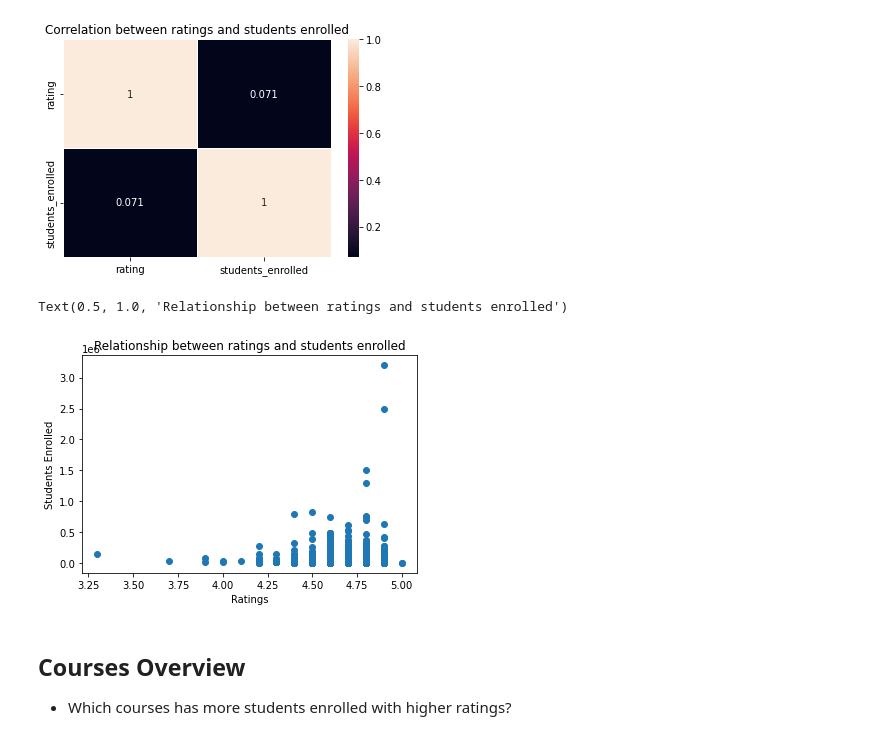
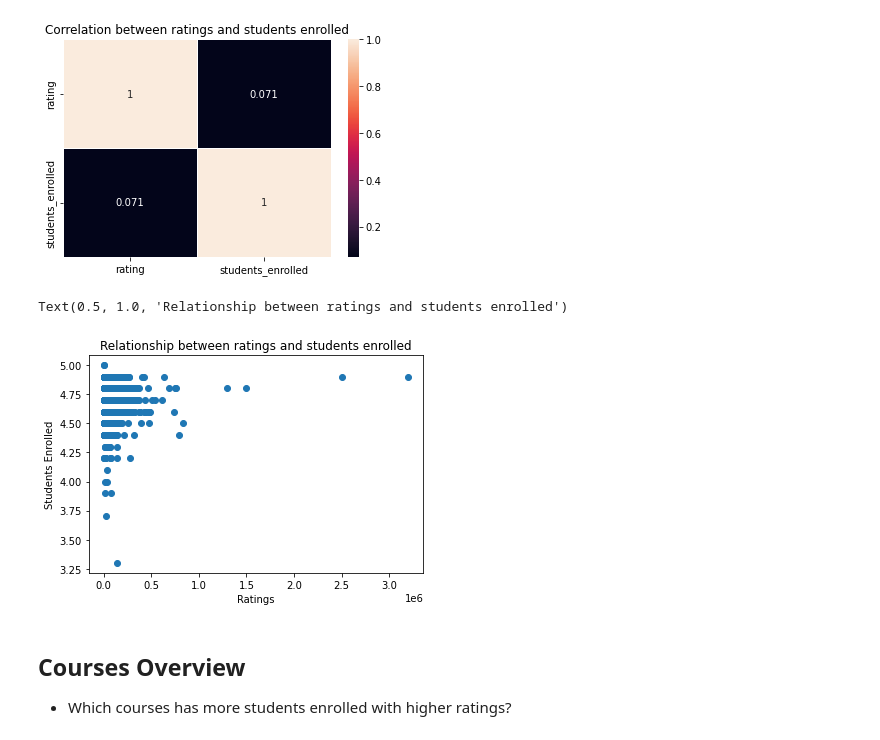
Before and after one commit to patosorio/Coursera-course-analysis, a Jupyter notebook: Coursera Course Analysis.ipynb, the cells around one changed output. Cells and saved outputs as stored; diff of their text form; code cells hidden in the pictures.

```diff
--- a/Coursera Course Analysis.ipynb
+++ b/Coursera Course Analysis.ipynb
@@ -324,17 +324,17 @@ Text(0.5, 1.0, 'Correlation between ratings and students enrolled')
 # %%
 # Let's go further visualizing correlation with a scatter plot
 
-x = np.array([df['rating']])
-y = np.array([df['students_enrolled']])
+y = np.array([df['rating']])
+x = np.array([df['students_enrolled']])
 
 plt.figure()
 plt.scatter(x, y)
 plt.xlabel("Ratings")
 plt.ylabel("Students Enrolled")
 plt.title('Relationship between ratings and students enrolled')
 # %% [output]
 Text(0.5, 1.0, 'Relationship between ratings and students enrolled')
-[figure, old version]
+[figure, new version]
 # %%
 # Cleare we can see that the correlation between rating and students_enrolled is very low
 # but generally the courses that are higher rated has a higher mean of students enrolled
```
Also changed, not shown: parts of 2 cells of this notebook.
